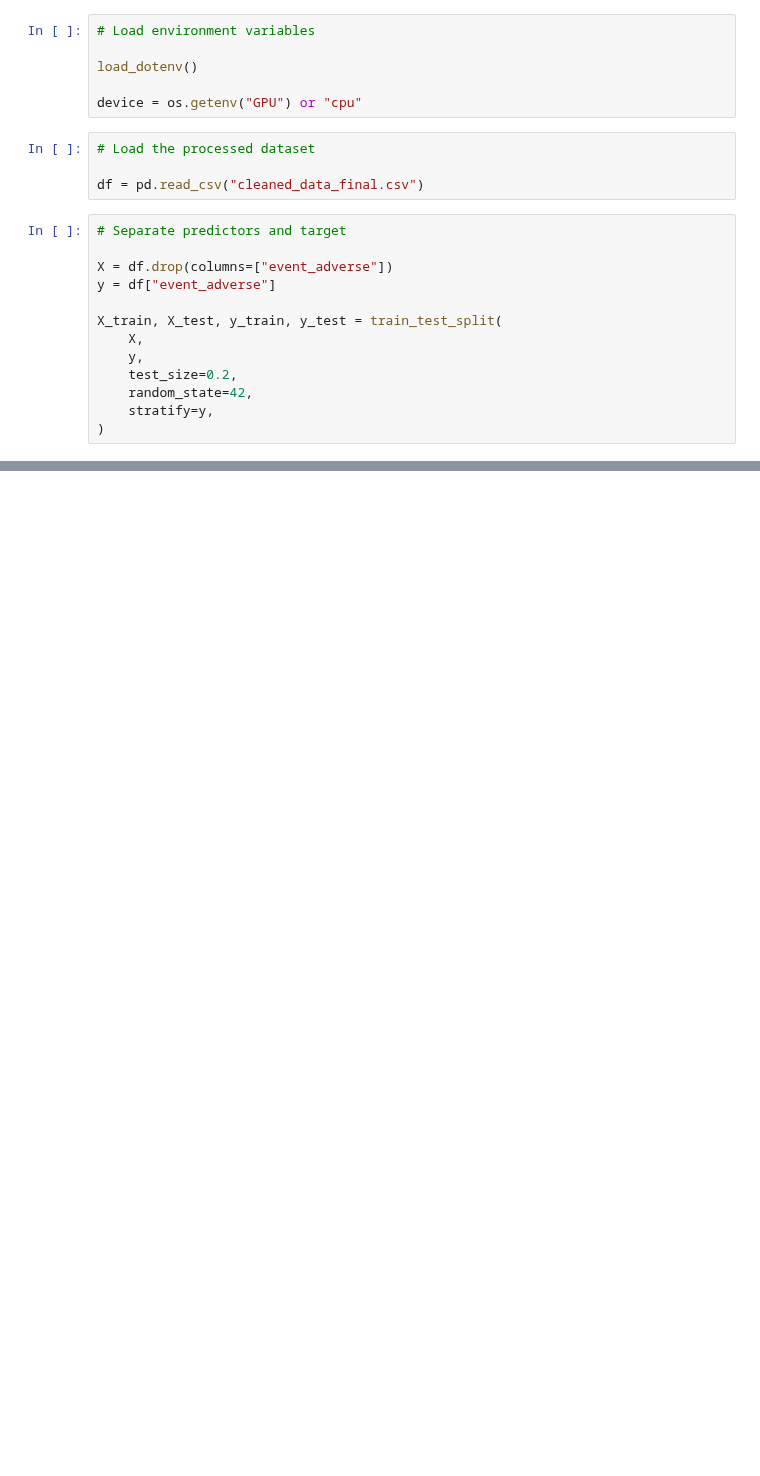
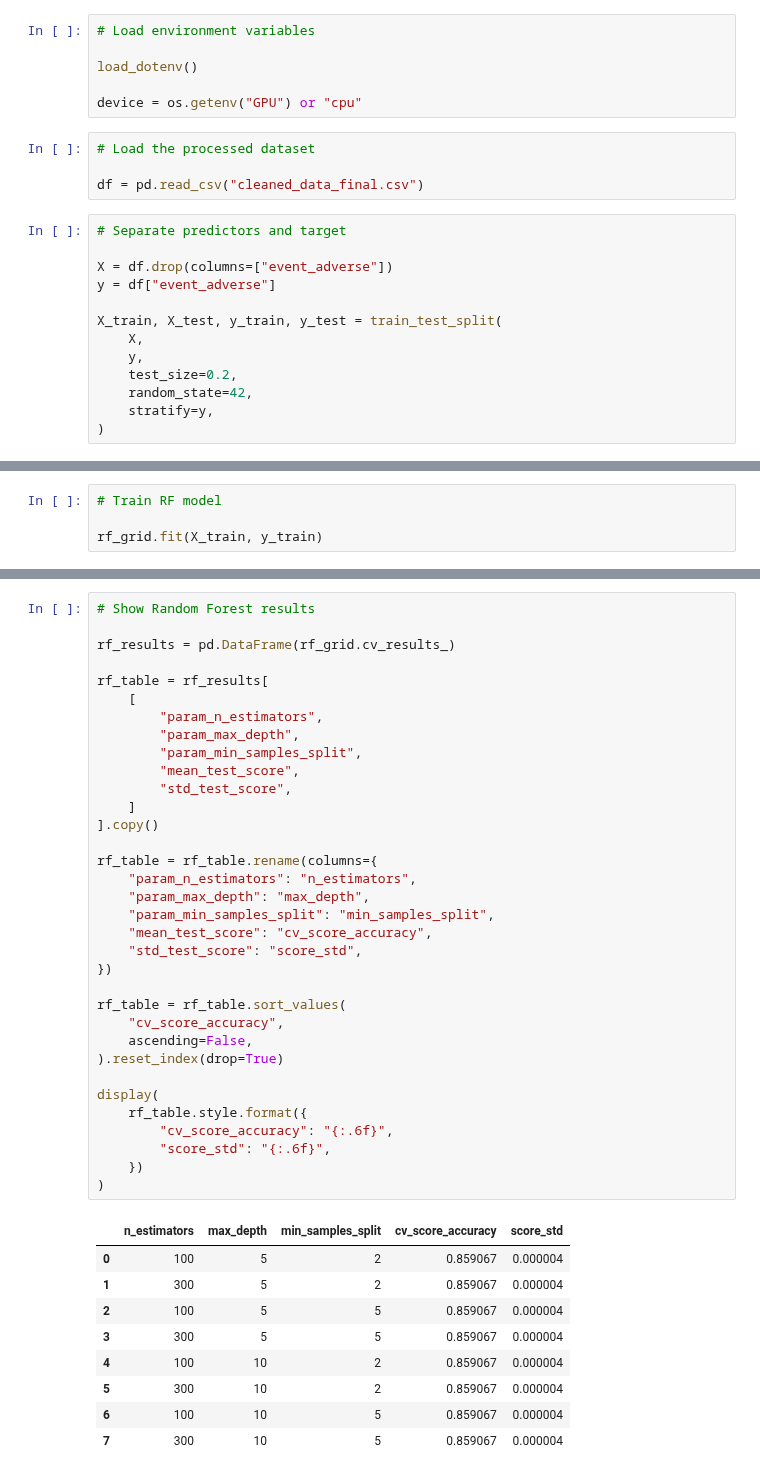
Before and after one commit to Break-Through-Tech/Healthcare-1E-predicting-organ-transplant-waitlist-outcomes-and-optimizing-allocation, a Jupyter notebook: notebooks/baseline-models/tree_ensembles.ipynb, the cells around one changed output, grey strips where cells are left out. Saved outputs shown, nothing was run; the diff lists cells and outputs as text; blank space fills up the shorter version.

```diff
--- a/notebooks/baseline-models/tree_ensembles.ipynb
+++ b/notebooks/baseline-models/tree_ensembles.ipynb
@@ -91,0 +131,4 @@ KeyboardInterrupt:
+# %%
+# Train RF model
+
+rf_grid.fit(X_train, y_train)
@@ -124,0 +209,44 @@ display(
+# %%
+# Show Random Forest results
+
+rf_results = pd.DataFrame(rf_grid.cv_results_)
+
+rf_table = rf_results[
+    [
+        "param_n_estimators",
+        "param_max_depth",
+        "param_min_samples_split",
+        "mean_test_score",
+        "std_test_score",
+    ]
+].copy()
+
+rf_table = rf_table.rename(columns={
+    "param_n_estimators": "n_estimators",
+    "param_max_depth": "max_depth",
+    "param_min_samples_split": "min_samples_split",
+    "mean_test_score": "cv_score_accuracy",
+    "std_test_score": "score_std",
+})
+
+rf_table = rf_table.sort_values(
+    "cv_score_accuracy",
+    ascending=False,
+).reset_index(drop=True)
+
+display(
+    rf_table.style.format({
+        "cv_score_accuracy": "{:.6f}",
+        "score_std": "{:.6f}",
+    })
+)
+# %% [output]
+|  | n_estimators | max_depth | min_samples_split | cv_score_accuracy | score_std |
+| 0 | 100 | 5 | 2 | 0.859067 | 0.000004 |
+| 1 | 300 | 5 | 2 | 0.859067 | 0.000004 |
+| 2 | 100 | 5 | 5 | 0.859067 | 0.000004 |
+| 3 | 300 | 5 | 5 | 0.859067 | 0.000004 |
+| 4 | 100 | 10 | 2 | 0.859067 | 0.000004 |
+| 5 | 300 | 10 | 2 | 0.859067 | 0.000004 |
+| 6 | 100 | 10 | 5 | 0.859067 | 0.000004 |
+| 7 | 300 | 10 | 5 | 0.859067 | 0.000004 |
```
Also changed, not shown: parts of 6 cells of this notebook, 1 other file.
